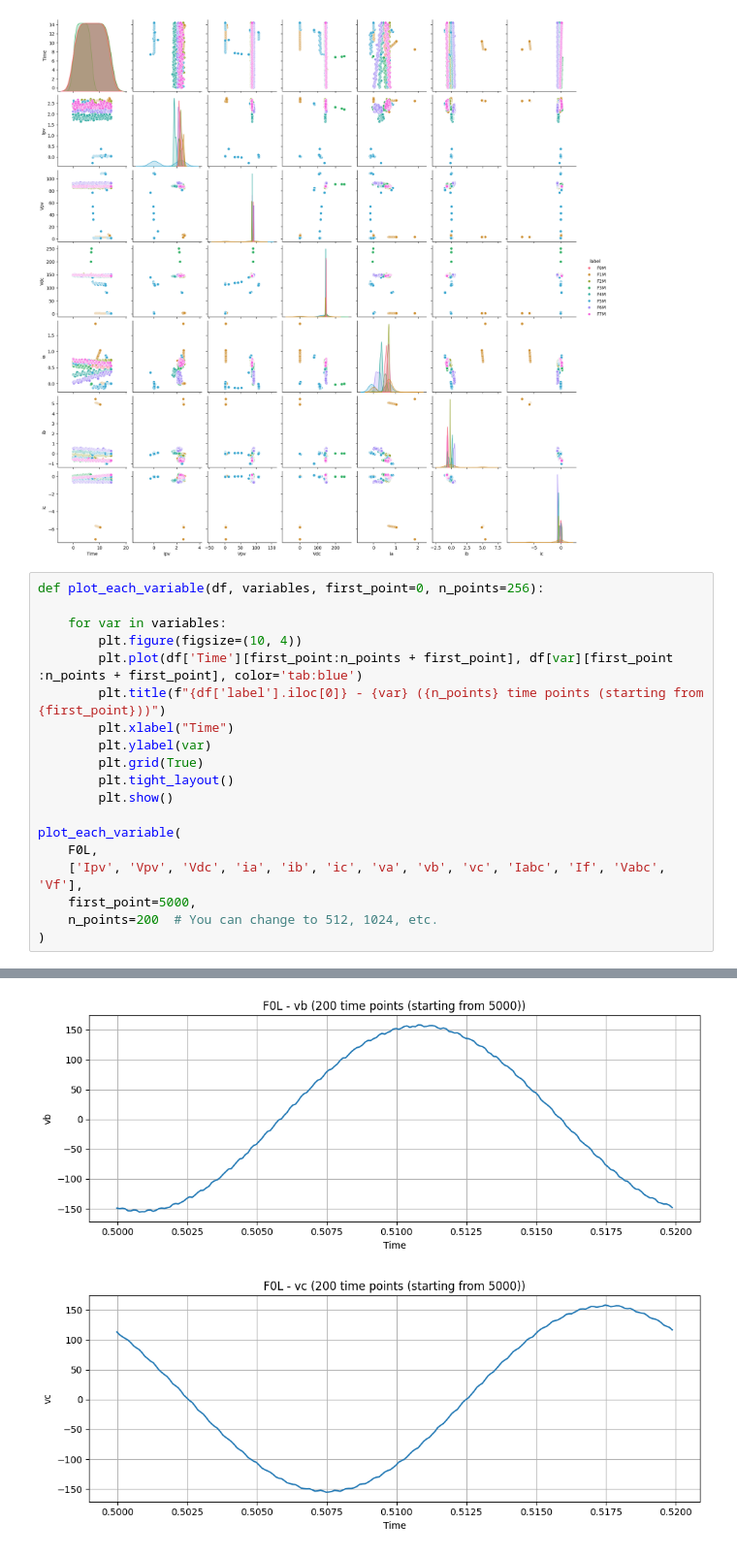
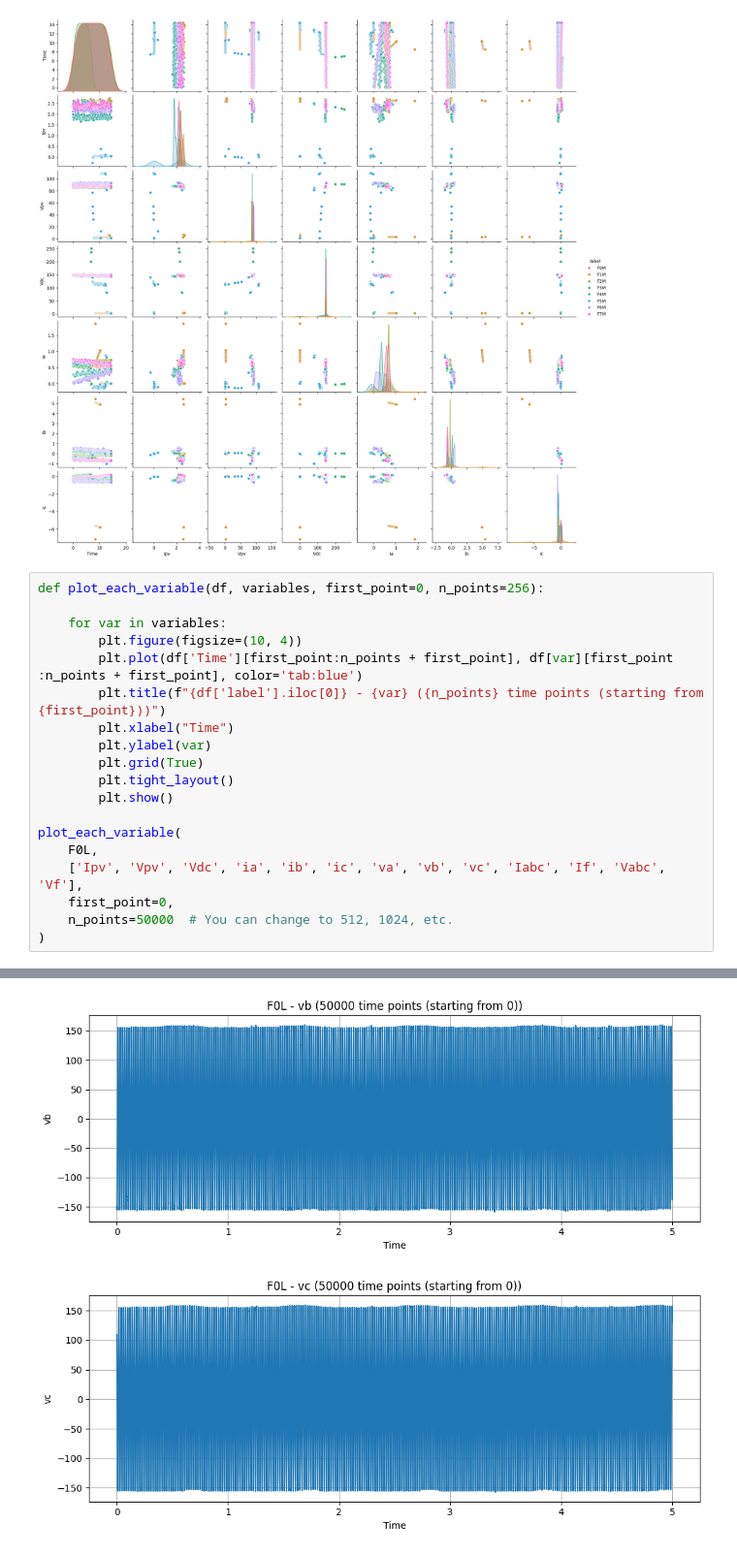
Before and after one commit to NinjaZny/Early-Fault-Detection-in-PV-A-Case-Study-on-the-GPVS-Faults-Dataset, a Jupyter notebook: notebooks/12_10.ipynb, the cells around one changed output, grey strips where cells are left out. Shown at 97% size. Cells and saved outputs as stored; diff of their text form.

```diff
--- a/notebooks/12_10.ipynb
+++ b/notebooks/12_10.ipynb
@@ -223,7 +223,7 @@ def plot_each_variable(df, variables, first_point=0, n_points=256):
 plot_each_variable(
     F0L,
     ['Ipv', 'Vpv', 'Vdc', 'ia', 'ib', 'ic', 'va', 'vb', 'vc', 'Iabc', 'If', 'Vabc', 'Vf'],
-    first_point=5000,
-    n_points=200  # You can change to 512, 1024, etc.
+    first_point=0,
+    n_points=50000  # You can change to 512, 1024, etc.
 )
 # %% [output]
@@ -237,2 +237,2 @@ plot_each_variable(
-[figure, old version]
+[figure, new version]
-[figure, old version]
+[figure, new version]
```
Also changed, not shown: parts of 1 cell of this notebook.
